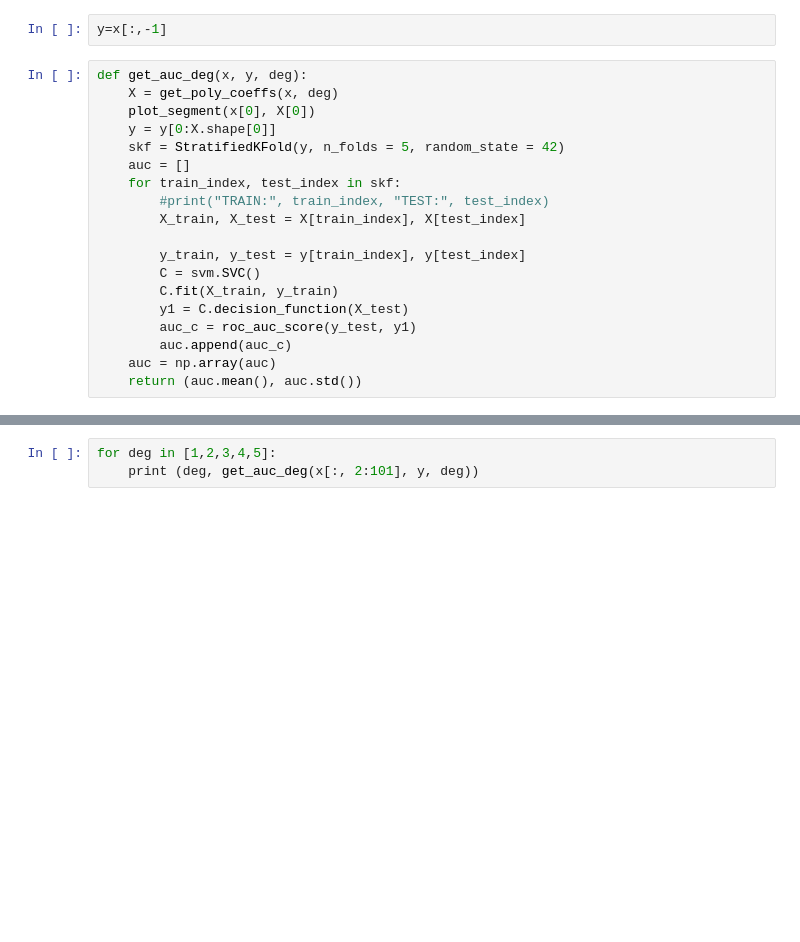
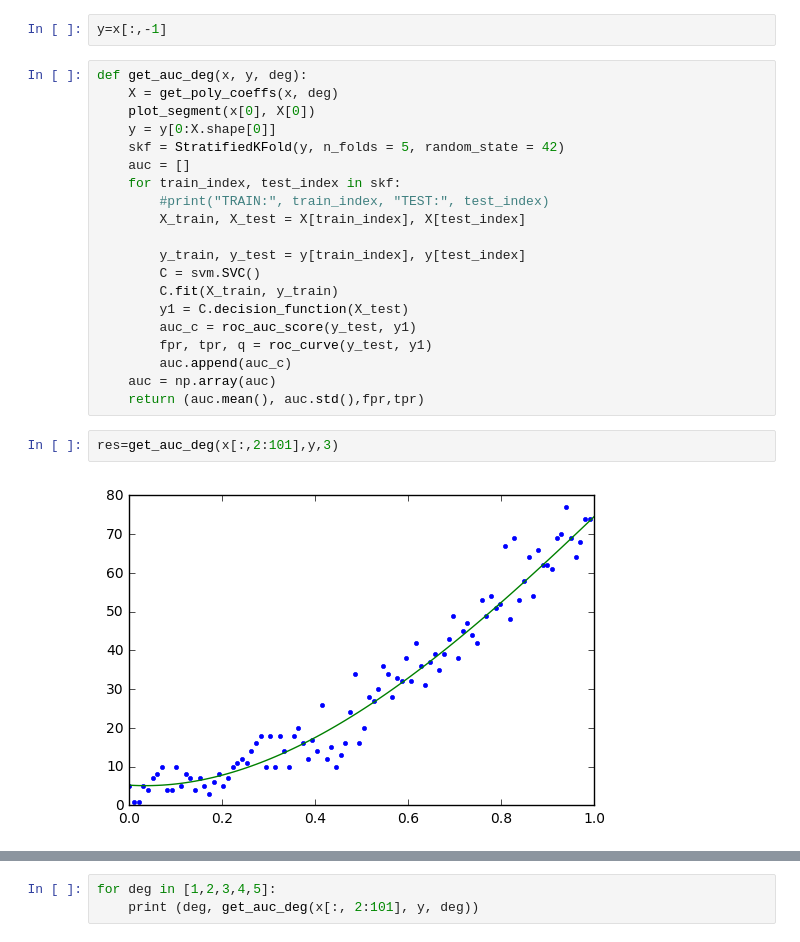
Before and after one commit to etoestja/inf, a Jupyter notebook: mipt/s7/metrics/main.ipynb, the cells around one changed output, grey strips where cells are left out. Cells and saved outputs as stored; diff of their text form; blank space fills up the shorter version.

```diff
--- a/mipt/s7/metrics/main.ipynb
+++ b/mipt/s7/metrics/main.ipynb
@@ -299,6 +305,11 @@ def get_auc_deg(x, y, deg):
         C.fit(X_train, y_train)
         y1 = C.decision_function(X_test)
         auc_c = roc_auc_score(y_test, y1)
+        fpr, tpr, q = roc_curve(y_test, y1)
         auc.append(auc_c)
     auc = np.array(auc)
-    return (auc.mean(), auc.std())
+    return (auc.mean(), auc.std(),fpr,tpr)
+# %%
+res=get_auc_deg(x[:,2:101],y,3)
+# %% [output]
+[figure, added]
```
Also changed, not shown: parts of 9 cells of this notebook, 8 other files.
